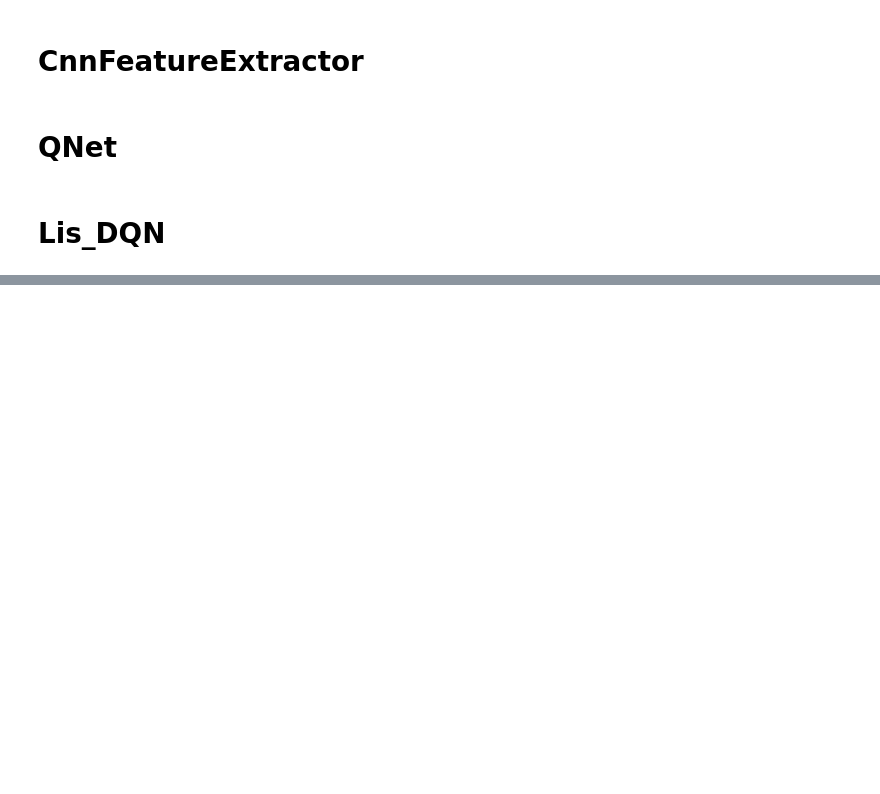
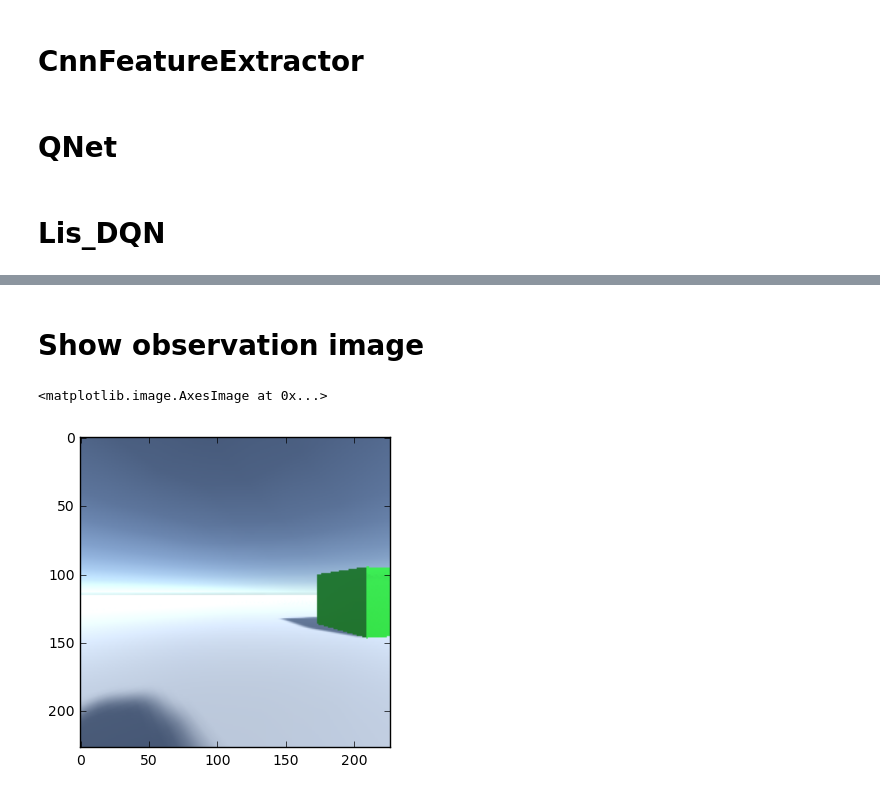
Before and after one commit to Wanwannodao/yosenabe, a Jupyter notebook: lis2/gym_client/examples/notebook/Lis_dqn.ipynb, the cells around one changed output, grey strips where cells are left out. Cells and saved outputs as stored; diff of their text form; code cells hidden in the pictures; blank space fills up the shorter version.

Commit message:
add observaion image and depth show

```diff
--- a/lis2/gym_client/examples/notebook/Lis_dqn.ipynb
+++ b/lis2/gym_client/examples/notebook/Lis_dqn.ipynb
@@ -15,12 +27,6 @@ import numpy as np
 # %% [markdown]
 # CnnDqnAgent
 # %%
-import six.moves.cPickle as pickle
-import copy
-import os
-import numpy as np
-from chainer import cuda
-
 class CnnDqnAgent(object):
     policy_frozen = False
     epsilon_delta = 1.0 / 10 ** 4.4
@@ -39,15 +45,7 @@ class CnnDqnAgent(object):
         if self.image_feature_count == 1:
             return np.r_[self.feature_extractor.feature(observation["image"][0]),
                          observation["depth"][0]]
-        elif self.image_feature_count == 4:
-            return np.r_[self.feature_extractor.feature(observation["image"][0]),
-                         self.feature_extractor.feature(observation["image"][1]),
-                         self.feature_extractor.feature(observation["image"][2]),
-                         self.feature_extractor.feature(observation["image"][3]),
-                         observation["depth"][0],
-                         observation["depth"][1],
-                         observation["depth"][2],
-                         observation["depth"][3]]
+
         else:
             print("not supported: number of camera")
 
@@ -92,8 +90,6 @@ class CnnDqnAgent(object):
 
     def agent_step(self, reward, observation):
         obs_array = self._observation_to_featurevec(observation)
-
-        #obs_processed = np.maximum(obs_array, self.last_observation)  # Take maximum from two frames
 
         # Compose State : 4-step sequential observation
         if self.q_net.hist_size == 4:
@@ -525,0 +501,7 @@ send: '\x81\x8bLA\xc6\x95\xcd\xe6\xa5\xfa!,\xa7\xfb(\xe0\xf7'
+# %% [markdown]
+# Show observation image
+# %%
+plt.imshow(np.array(observation['image'][0]))
+# %% [output]
+<matplotlib.image.AxesImage at 0x...>
+[figure, added]
```
Also changed, not shown: parts of 6 cells of this notebook.
